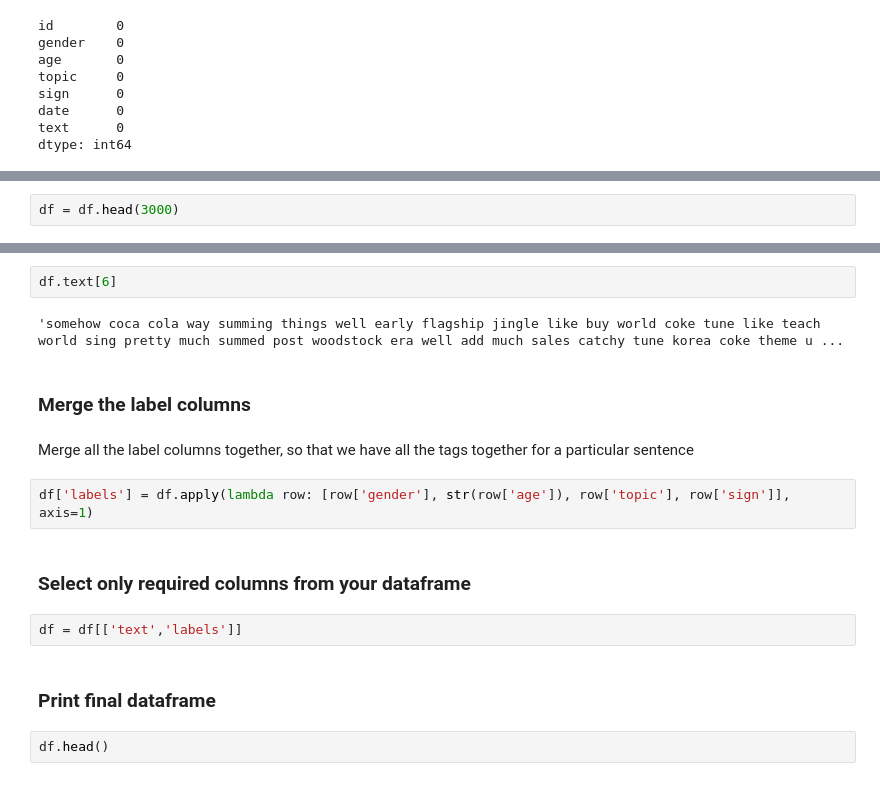
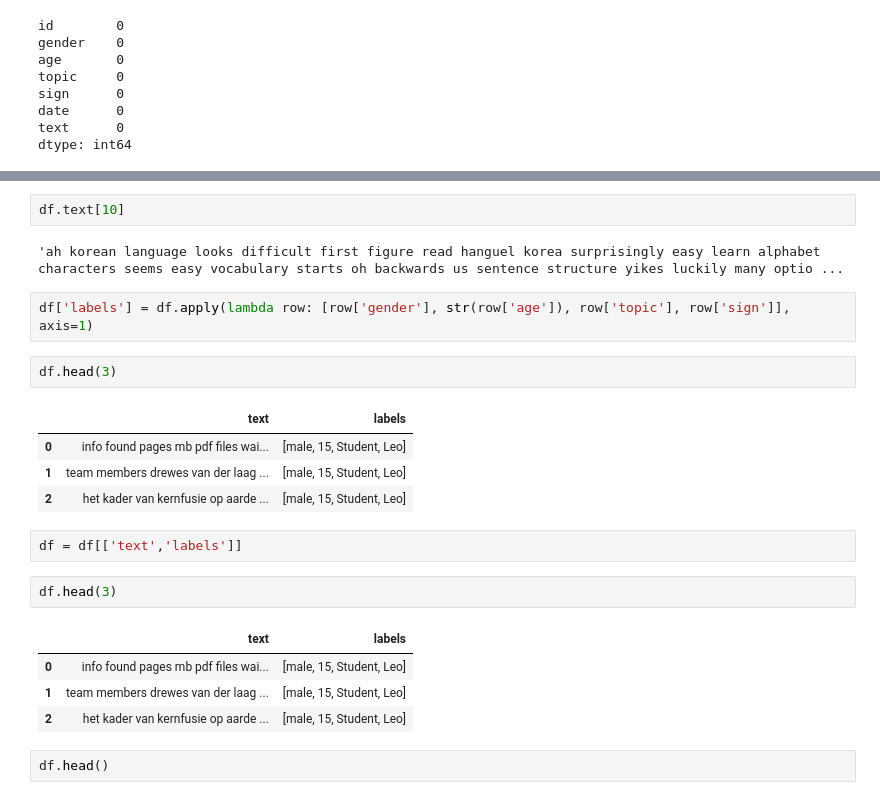
Before and after one commit to siiddd/PythonSnippets, a Jupyter notebook: Solution_-_Project_-_Statistical_NLP_-_Author_Features_Prediction_%281%29.ipynb, the cells around one changed output, grey strips where cells are left out. Cells and saved outputs as stored; diff of their text form.

```diff
--- a/Solution_-_Project_-_Statistical_NLP_-_Author_Features_Prediction_%281%29.ipynb
+++ b/Solution_-_Project_-_Statistical_NLP_-_Author_Features_Prediction_%281%29.ipynb
@@ -71,2 +52,0 @@ When evrything is sorted at last, load the entire data and run your code on that
-# %%
-df = df.head(3000)
@@ -103,19 +67,25 @@ Verify the preprocessing steps by looking over some values
 # %%
-df.text[6]
+df.text[10]
 # %% [output]
-'somehow coca cola way summing things well early flagship jingle like buy world coke tune like teach world sing pretty much summed post woodstock era well add much sales catchy tune korea coke theme u ...
+'ah korean language looks difficult first figure read hanguel korea surprisingly easy learn alphabet characters seems easy vocabulary starts oh backwards us sentence structure yikes luckily many optio ...
-# %% [markdown]
-### Merge the label columns
-# %% [markdown]
-Merge all the label columns together, so that we have all the tags together for a particular sentence
 # %%
 df['labels'] = df.apply(lambda row: [row['gender'], str(row['age']), row['topic'], row['sign']], axis=1)
-# %% [markdown]
-### Select only required columns from your dataframe
+# %%
+df.head(3)
+# %% [output]
+|  | text | labels |
+| 0 | info found pages mb pdf files wai... | [male, 15, Student, Leo] |
+| 1 | team members drewes van der laag ... | [male, 15, Student, Leo] |
+| 2 | het kader van kernfusie op aarde ... | [male, 15, Student, Leo] |
 # %%
 df = df[['text','labels']]
-# %% [markdown]
-### Print final dataframe
+# %%
+df.head(3)
+# %% [output]
+|  | text | labels |
+| 0 | info found pages mb pdf files wai... | [male, 15, Student, Leo] |
+| 1 | team members drewes van der laag ... | [male, 15, Student, Leo] |
+| 2 | het kader van kernfusie op aarde ... | [male, 15, Student, Leo] |
 # %%
 df.head()
 # %% [output]
```
Also changed, not shown: parts of 43 cells of this notebook.
